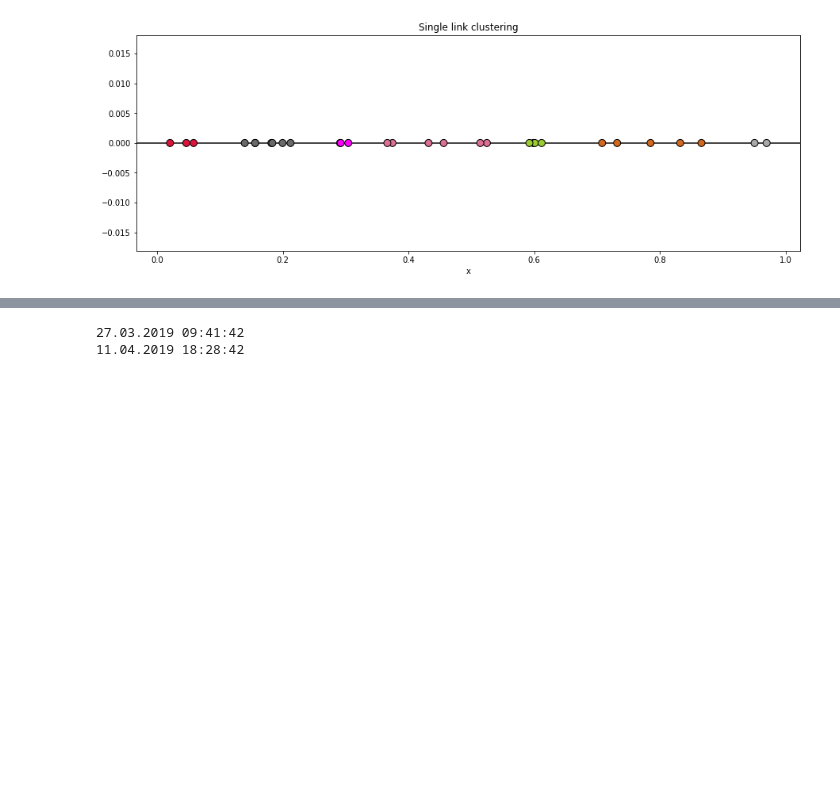
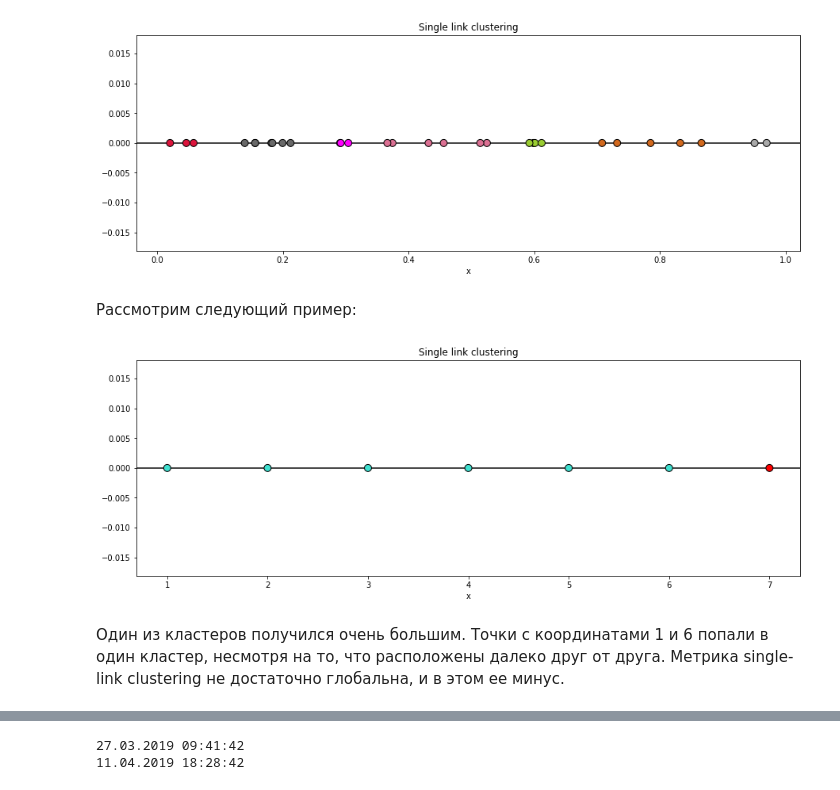
Before and after one commit to VadimFarutin/SPbAU, a Jupyter notebook: ML/vk/single_link_clustering.ipynb, the cells around one changed output, grey strips where cells are left out. Saved outputs shown, nothing was run; the diff lists cells and outputs as text; code cells hidden in the pictures; blank space fills up the shorter version.

```diff
--- a/ML/vk/single_link_clustering.ipynb
+++ b/ML/vk/single_link_clustering.ipynb
@@ -7,0 +23,31 @@ import matplotlib.colors as mcolors
+# %%
+def single_link_clustering(dataset, clusters_number):
+    indexed_dataset = np.array(list(enumerate(dataset)),
+                               dtype=[("index", int), ("point", float)])
+    sorted_points = np.sort(indexed_dataset, order="point")
+
+    distances = np.array([(point_a[0], point_b[0], point_b[1] - point_a[1])
+                          for point_b, point_a in zip(sorted_points[1:], sorted_points[:-1])],
+                         dtype=[("index_a", int), ("index_b", int), ("distance", float)])
+    sorted_distances = np.sort(distances, order="distance")
+
+    dataset_size = len(dataset)
+    connected = np.repeat(False, dataset_size)
+    connect_number = dataset_size - clusters_number
+    for index_a, _, _ in sorted_distances[:connect_number]:
+        connected[index_a] = True
+
+    clusters = np.zeros(dataset_size, dtype=int)
+
+    if dataset_size == 1:
+        return clusters
+
+    current_cluster = 0
+    clusters[distances[0][0]] = current_cluster
+
+    for index_a, index_b, _ in distances:
+        if not connected[index_a]:
+            current_cluster += 1
+        clusters[index_b] = current_cluster
+
+    return clusters
@@ -58,3 +84,14 @@ clusters = single_link_clustering(dataset, clusters_number)
 plot_clusters(dataset, clusters)
 # %% [output]
 [figure]
+# %% [markdown]
+Рассмотрим следующий пример:
+# %%
+bad_dataset = np.array([1, 2, 3, 4, 5, 6, 7])
+clusters_number = 2
+bad_clusters = single_link_clustering(bad_dataset, clusters_number)
+plot_clusters(bad_dataset, bad_clusters)
+# %% [output]
+[figure, added]
+# %% [markdown]
+Один из кластеров получился очень большим. Точки с координатами 1 и 6 попали в один кластер, несмотря на то, что расположены далеко друг от друга. Метрика single-link clustering не достаточно глобальна, и в этом ее минус.
```
Also changed, not shown: parts of 14 cells of this notebook.
